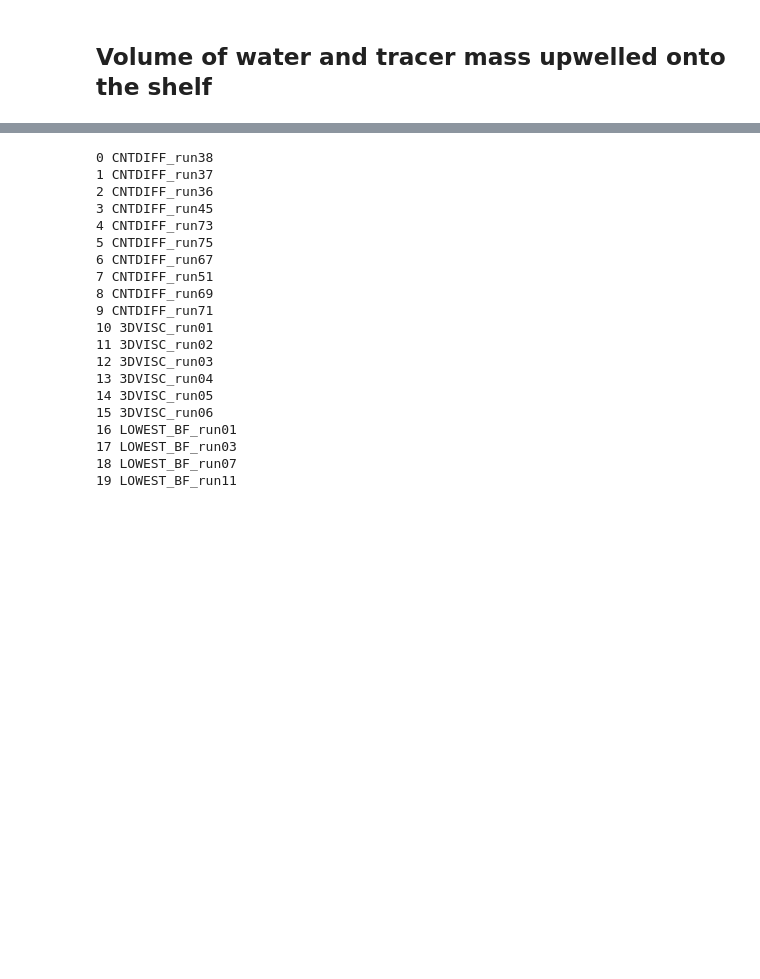
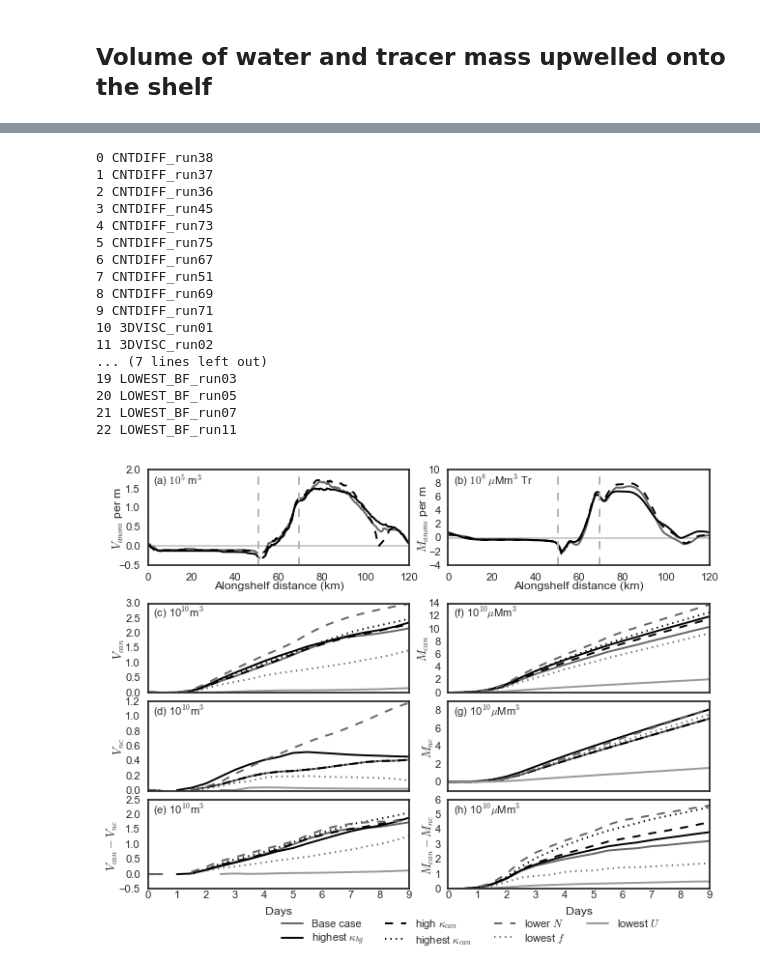
Before and after one commit to UBC-MOAD/outputanalysisnotebooks, a Jupyter notebook: PythonScripts/Paper1Figures/fig_HCW_TrMass_CanNoC.ipynb, the cells around one changed output, grey strips where cells are left out. Drawn from its saved outputs; the diff is of its cells as text; code cells hidden in the pictures; blank space fills up the shorter version.

```diff
--- a/PythonScripts/Paper1Figures/fig_HCW_TrMass_CanNoC.ipynb
+++ b/PythonScripts/Paper1Figures/fig_HCW_TrMass_CanNoC.ipynb
@@ -203,7 +204,7 @@ for rec in records:
     print(ii,rec.name)
     ii=ii+1
 
-select_rec=[0,2,12,15,5,9,16]
+select_rec=[0,2,12,15,5,9,18]
 labels = ['Base case',
           'highest $\kappa_{bg}$',
           'high $\kappa_{can}$',
@@ -227,14 +228,11 @@ line_sty = ['-','-','--',':','--',':','-']
 9 CNTDIFF_run71
 10 3DVISC_run01
 11 3DVISC_run02
-12 3DVISC_run03
-13 3DVISC_run04
-14 3DVISC_run05
-15 3DVISC_run06
-16 LOWEST_BF_run01
-17 LOWEST_BF_run03
-18 LOWEST_BF_run07
-19 LOWEST_BF_run11
+... (7 lines left out)
+19 LOWEST_BF_run03
+20 LOWEST_BF_run05
+21 LOWEST_BF_run07
+22 LOWEST_BF_run11
 # %%
 plt.rcParams['font.size'] = 8.0
 f = plt.figure(figsize = (7.5,5.6)) # 190mm = 7.5in, 115cm = 4.52in
@@ -271,7 +269,7 @@ for ind in select_rec:
              label=labels[jj])
 
     ax3.plot(np.arange(0,19,1)/2.0,
-             (dfcan['TotTrMassTr1'][0:19]-dfnoc['TotTrMassTr1'][0])/1E10,
+             (dfcan['TotTrMass'][0:19]-dfnoc['TotTrMass'][0])/1E10,
              line_sty[jj],
              color=colors[jj],label=labels[jj])
 
@@ -281,7 +279,7 @@ for ind in select_rec:
              label=labels[jj])
 
     ax4.plot(np.arange(0,19,1)/2.0,
-             (dfnoc['TotTrMassTr1'][0:19]-dfnoc['TotTrMassTr1'][0])/1E10,
+             (dfnoc['TotTrMass'][0:19]-dfnoc['TotTrMass'][0])/1E10,
              line_sty[jj],
              color=colors[jj],label=labels[jj])
 
@@ -291,7 +289,7 @@ for ind in select_rec:
              label=labels[jj])
 
     ax5.plot(np.arange(0,19,1)/2.0,
-             (dfcan['TotTrMassTr1'][0:19]-dfnoc['TotTrMassTr1'][0:19])/1E10,
+             (dfcan['TotTrMass'][0:19]-dfnoc['TotTrMass'][0:19])/1E10,
              line_sty[jj],
              color=colors[jj],label=labels[jj])
     jj=jj+1
@@ -330,31 +328,33 @@ ax3.text(0.02,0.85,'(f) 10$^{10}$$\mu$Mm$^3$',transform=ax3.transAxes)
 ax4.text(0.02,0.85,'(g) 10$^{10}$$\mu$Mm$^3$',transform=ax4.transAxes)
 ax5.text(0.02,0.85,'(h) 10$^{10}$$\mu$Mm$^3$',transform=ax5.transAxes)
 
 
 ax0.set_ylabel('$V_{can}$ ',labelpad=-1)
 ax1.set_ylabel('$V_{nc}$ ',labelpad=-1)
 ax2.set_ylabel('$V_{can}-V_{nc}$ ',labelpad=-1)
 ax2.set_xlabel('Days')
 
 ax3.set_ylabel('$M_{can}$ ',labelpad=-2)
 ax4.set_ylabel('$M_{nc}$ ',labelpad=-1)
 ax5.set_ylabel('$M_{can}-M_{nc}$ ',labelpad=-1)
 
 
 ax5.set_xlabel('Days')
 
 ax2.legend(bbox_to_anchor=(2,-0.2),ncol=4,labelspacing=0.1)
 
 ax5.tick_params(axis='x', pad=1)
 ax2.tick_params(axis='x', pad=1)
 ax0.tick_params(axis='x', pad=0.1)
 ax1.tick_params(axis='x', pad=0.1)
 
 ax6.set_xlabel('Alongshelf distance (km)',labelpad=-1)
 ax7.set_xlabel('Alongshelf distance (km)',labelpad=-1)
 
 ax6.set_ylabel('$V_{anom}$ per m',labelpad=-5)
 ax7.set_ylabel('$M_{anom}$ per m ',labelpad=-2)
 
 plt.savefig('figure4.eps',format='eps',bbox_inches='tight')
+# %% [output]
+[figure, added]
 # %%
```
Also changed, not shown: parts of 6 cells of this notebook, 7 other files.
